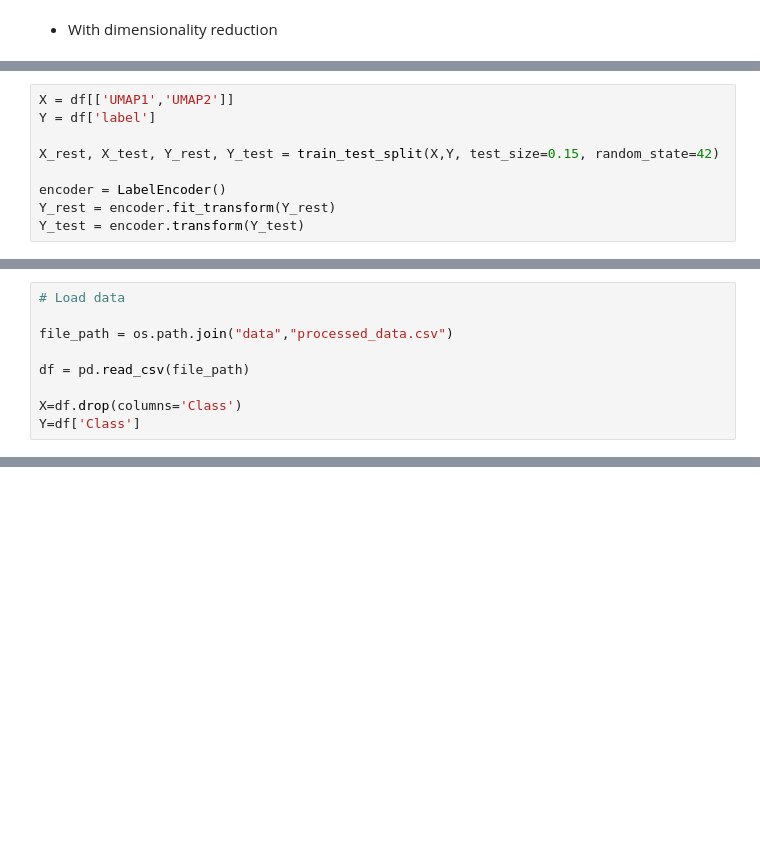
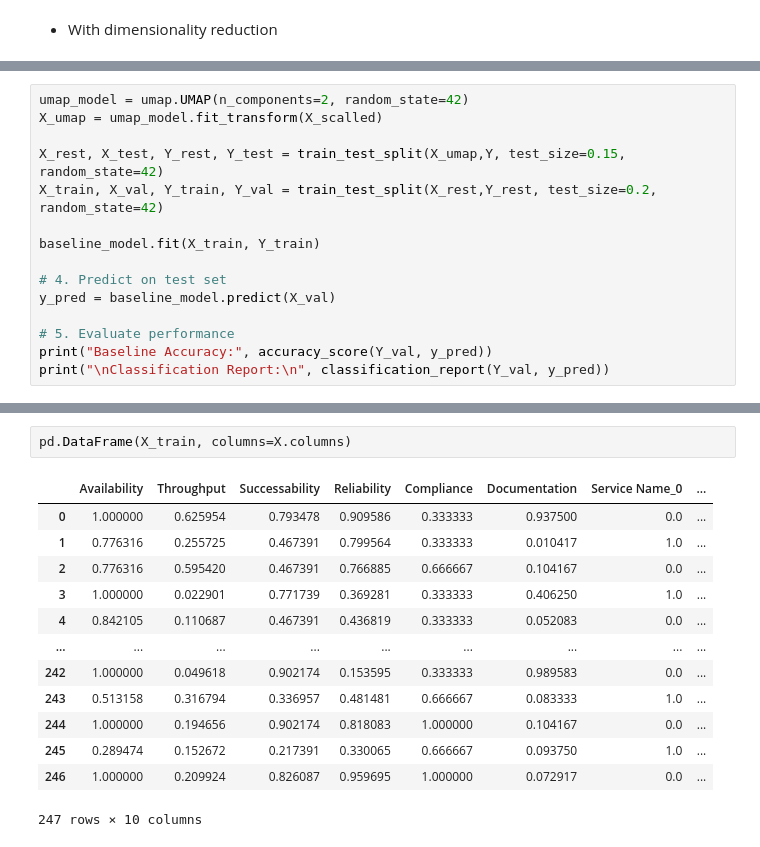
Before and after one commit to asaraiva08/ROUTE25, a Jupyter notebook: 11_1/ML_classification.ipynb, the cells around one changed output, grey strips where cells are left out. Saved outputs shown, nothing was run; the diff lists cells and outputs as text; blank space fills up the shorter version.

```diff
--- a/11_1/ML_classification.ipynb
+++ b/11_1/ML_classification.ipynb
@@ -171,9 +137,0 @@ df.head()
-# %%
-X = df[['UMAP1','UMAP2']]
-Y = df['label']
-
-X_rest, X_test, Y_rest, Y_test = train_test_split(X,Y, test_size=0.15, random_state=42)
-
-encoder = LabelEncoder()
-Y_rest = encoder.fit_transform(Y_rest)
-Y_test = encoder.transform(Y_test)
@@ -263,9 +137,0 @@ print(result.importances_mean)
-# %%
-# Load data
-
-file_path = os.path.join("data","processed_data.csv")
-
-df = pd.read_csv(file_path)
-
-X=df.drop(columns='Class')
-Y=df['Class']
@@ -573,0 +138,15 @@ Index(['Feature', 'Importance'], dtype='object')
+# %%
+umap_model = umap.UMAP(n_components=2, random_state=42)
+X_umap = umap_model.fit_transform(X_scalled)
+
+X_rest, X_test, Y_rest, Y_test = train_test_split(X_umap,Y, test_size=0.15, random_state=42)
+X_train, X_val, Y_train, Y_val = train_test_split(X_rest,Y_rest, test_size=0.2, random_state=42)
+
+baseline_model.fit(X_train, Y_train)
+
+# 4. Predict on test set
+y_pred = baseline_model.predict(X_val)
+
+# 5. Evaluate performance
+print("Baseline Accuracy:", accuracy_score(Y_val, y_pred))
+print("\nClassification Report:\n", classification_report(Y_val, y_pred))
@@ -573,0 +354,16 @@ Index(['Feature', 'Importance'], dtype='object')
+# %%
+pd.DataFrame(X_train, columns=X.columns)
+# %% [output]
+|  | Availability | Throughput | Successability | Reliability | Compliance | Documentation | Service Name_0 | ... |
+| 0 | 1.000000 | 0.625954 | 0.793478 | 0.909586 | 0.333333 | 0.937500 | 0.0 | ... |
+| 1 | 0.776316 | 0.255725 | 0.467391 | 0.799564 | 0.333333 | 0.010417 | 1.0 | ... |
+| 2 | 0.776316 | 0.595420 | 0.467391 | 0.766885 | 0.666667 | 0.104167 | 0.0 | ... |
+| 3 | 1.000000 | 0.022901 | 0.771739 | 0.369281 | 0.333333 | 0.406250 | 1.0 | ... |
+| 4 | 0.842105 | 0.110687 | 0.467391 | 0.436819 | 0.333333 | 0.052083 | 0.0 | ... |
+| ... | ... | ... | ... | ... | ... | ... | ... | ... |
+| 242 | 1.000000 | 0.049618 | 0.902174 | 0.153595 | 0.333333 | 0.989583 | 0.0 | ... |
+| 243 | 0.513158 | 0.316794 | 0.336957 | 0.481481 | 0.666667 | 0.083333 | 1.0 | ... |
+| 244 | 1.000000 | 0.194656 | 0.902174 | 0.818083 | 1.000000 | 0.104167 | 0.0 | ... |
+| 245 | 0.289474 | 0.152672 | 0.217391 | 0.330065 | 0.666667 | 0.093750 | 1.0 | ... |
+| 246 | 1.000000 | 0.209924 | 0.826087 | 0.959695 | 1.000000 | 0.072917 | 0.0 | ... |
+247 rows × 10 columns
```
Also changed, not shown: parts of 51 cells of this notebook, 5 other files.
